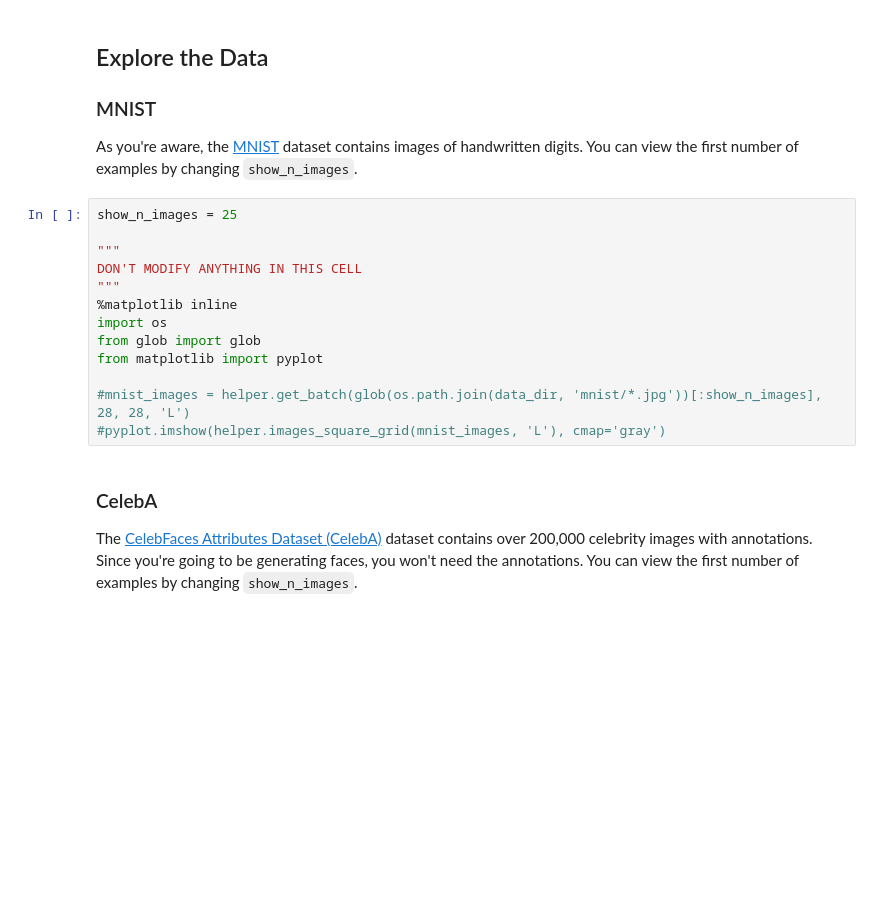
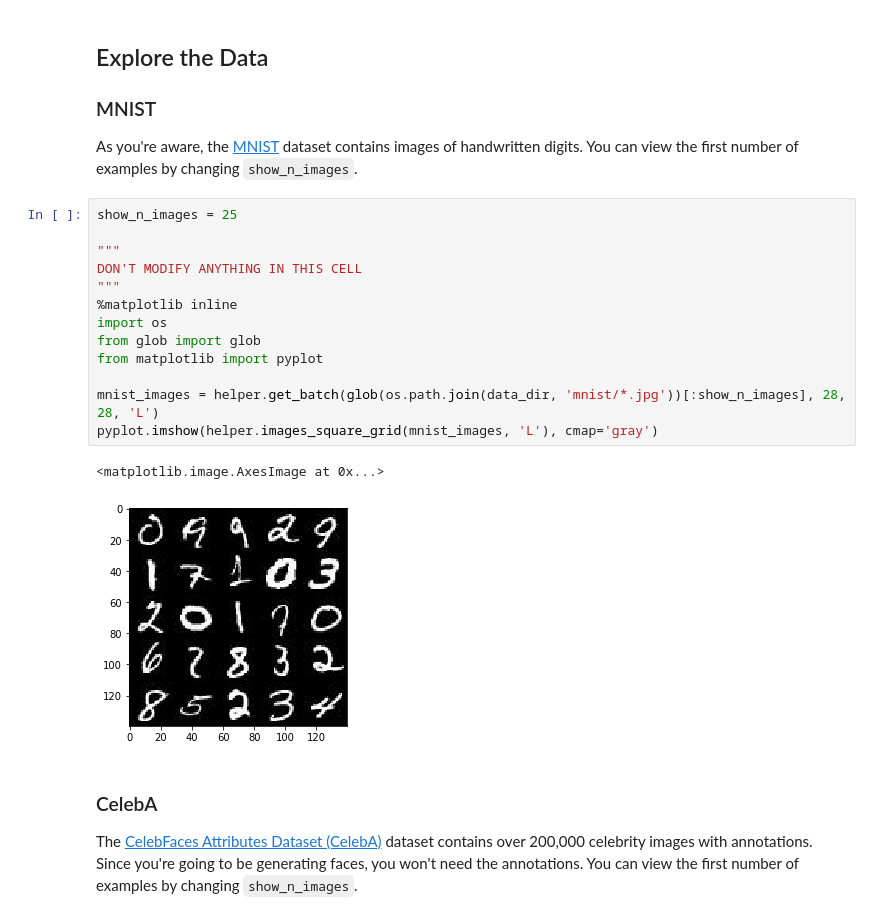
Before and after one commit to tiandiao123/deep_learning, a Jupyter notebook: face_generation/dlnd_face_generation.ipynb, the cells around one changed output. Drawn from its saved outputs; the diff is of its cells as text; blank space fills up the shorter version.

```diff
--- a/face_generation/dlnd_face_generation.ipynb
+++ b/face_generation/dlnd_face_generation.ipynb
@@ -33,16 +32,19 @@ As you're aware, the [MNIST](http://yann.lecun.com/exdb/mnist/) dataset contains
 # %%
 show_n_images = 25
 
 """
 DON'T MODIFY ANYTHING IN THIS CELL
 """
 %matplotlib inline
 import os
 from glob import glob
 from matplotlib import pyplot
 
-#mnist_images = helper.get_batch(glob(os.path.join(data_dir, 'mnist/*.jpg'))[:show_n_images], 28, 28, 'L')
-#pyplot.imshow(helper.images_square_grid(mnist_images, 'L'), cmap='gray')
+mnist_images = helper.get_batch(glob(os.path.join(data_dir, 'mnist/*.jpg'))[:show_n_images], 28, 28, 'L')
+pyplot.imshow(helper.images_square_grid(mnist_images, 'L'), cmap='gray')
+# %% [output]
+<matplotlib.image.AxesImage at 0x...>
+[figure, added]
 # %% [markdown]
 ### CelebA
 The [CelebFaces Attributes Dataset (CelebA)](http://mmlab.ie.cuhk.edu.hk/projects/CelebA.html) dataset contains over 200,000 celebrity images with annotations.  Since you're going to be generating faces, you won't need the annotations.  You can view the first number of examples by changing `show_n_images`.
```
Also changed, not shown: parts of 5 cells of this notebook, 1 other file.
